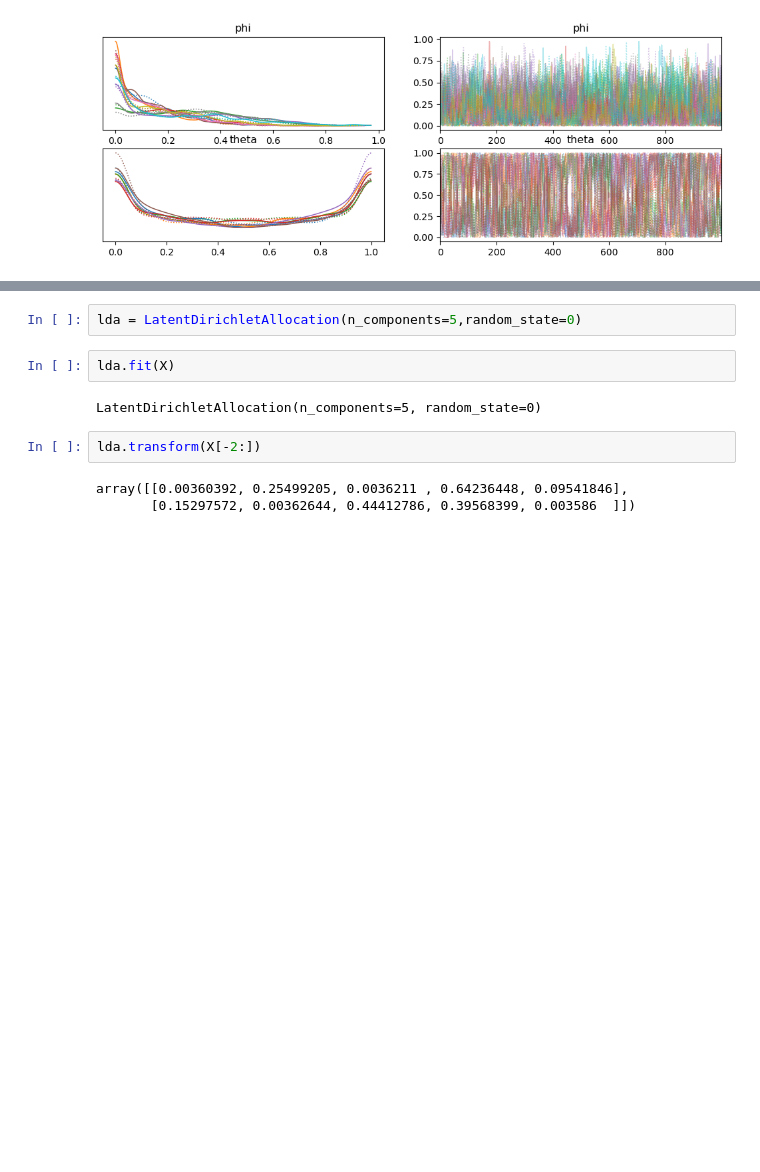
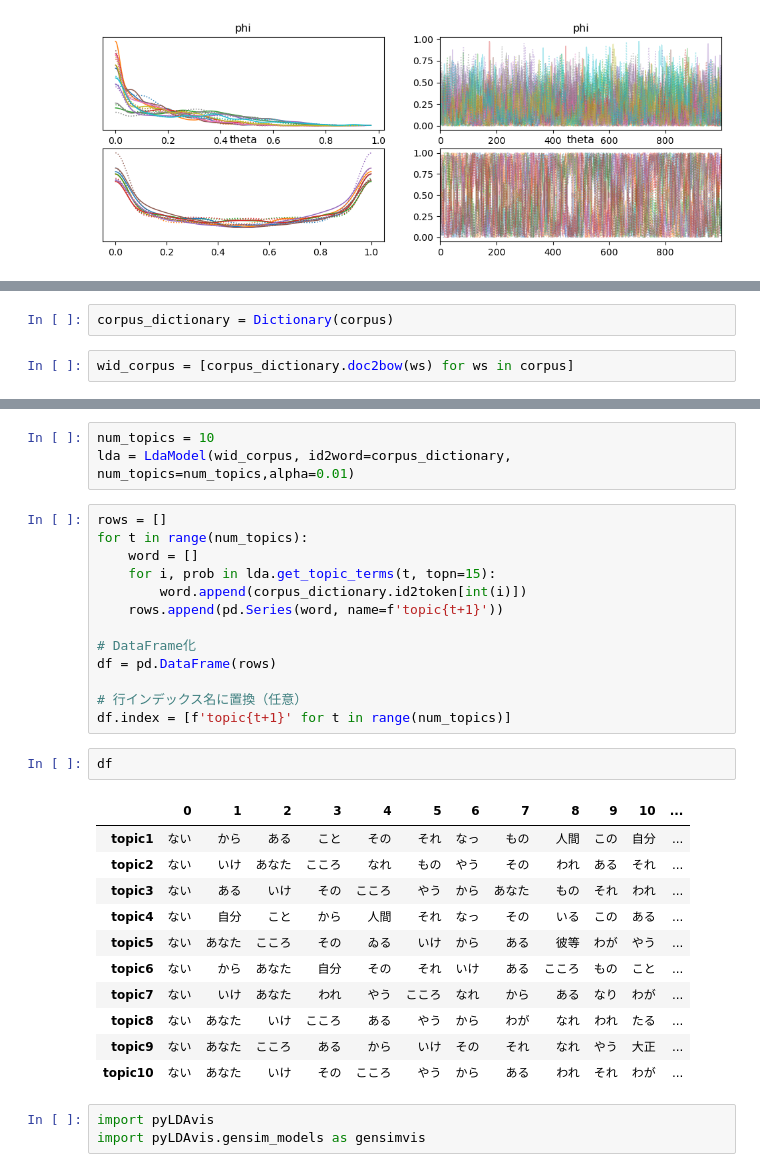
Before and after one commit to yamamoTo-spectatior/dstokuron_classworks, a Jupyter notebook: work/class10.ipynb, the cells around one changed output, grey strips where cells are left out. Cells and saved outputs as stored; diff of their text form; blank space fills up the shorter version.

Commit message:
update LDA model for class10

```diff
--- a/work/class10.ipynb
+++ b/work/class10.ipynb
@@ -110 +172,5 @@ array([[<Axes: title={'center': 'phi'}>, <Axes: title={'center': 'phi'}>],
+# %%
+corpus_dictionary = Dictionary(corpus)
+# %%
+wid_corpus = [corpus_dictionary.doc2bow(ws) for ws in corpus]
 # %%
@@ -127,11 +178,33 @@ array([[3., 1., 4., ..., 4., 1., 3.],
-# %%
-lda = LatentDirichletAllocation(n_components=5,random_state=0)
-# %%
-lda.fit(X)
-# %% [output]
-LatentDirichletAllocation(n_components=5, random_state=0)
-# %%
-lda.transform(X[-2:])
-# %% [output]
-array([[0.00360392, 0.25499205, 0.0036211 , 0.64236448, 0.09541846],
-       [0.15297572, 0.00362644, 0.44412786, 0.39568399, 0.003586  ]])
+# %%
+num_topics = 10
+lda = LdaModel(wid_corpus, id2word=corpus_dictionary, num_topics=num_topics,alpha=0.01)
+# %%
+rows = []
+for t in range(num_topics):
+    word = []
+    for i, prob in lda.get_topic_terms(t, topn=15):
+        word.append(corpus_dictionary.id2token[int(i)])
+    rows.append(pd.Series(word, name=f'topic{t+1}'))
+
+# DataFrame化
+df = pd.DataFrame(rows)
+
+# 行インデックス名に置換（任意）
+df.index = [f'topic{t+1}' for t in range(num_topics)]
+# %%
+df
+# %% [output]
+|  | 0 | 1 | 2 | 3 | 4 | 5 | 6 | 7 | 8 | 9 | 10 | ... |
+| topic1 | ない | から | ある | こと | その | それ | なっ | もの | 人間 | この | 自分 | ... |
+| topic2 | ない | いけ | あなた | こころ | なれ | もの | やう | その | われ | ある | それ | ... |
+| topic3 | ない | ある | いけ | その | こころ | やう | から | あなた | もの | それ | われ | ... |
+| topic4 | ない | 自分 | こと | から | 人間 | それ | なっ | その | いる | この | ある | ... |
+| topic5 | ない | あなた | こころ | その | ゐる | いけ | から | ある | 彼等 | わが | やう | ... |
+| topic6 | ない | から | あなた | 自分 | その | それ | いけ | ある | こころ | もの | こと | ... |
+| topic7 | ない | いけ | あなた | われ | やう | こころ | なれ | から | ある | なり | わが | ... |
+| topic8 | ない | あなた | いけ | こころ | ある | やう | から | わが | なれ | われ | たる | ... |
+| topic9 | ない | あなた | こころ | ある | から | いけ | その | それ | なれ | やう | 大正 | ... |
+| topic10 | ない | あなた | いけ | その | こころ | やう | から | ある | われ | それ | わが | ... |
+# %%
+import pyLDAvis
+import pyLDAvis.gensim_models as gensimvis
```
Also changed, not shown: parts of 29 cells of this notebook, 2 other files.
